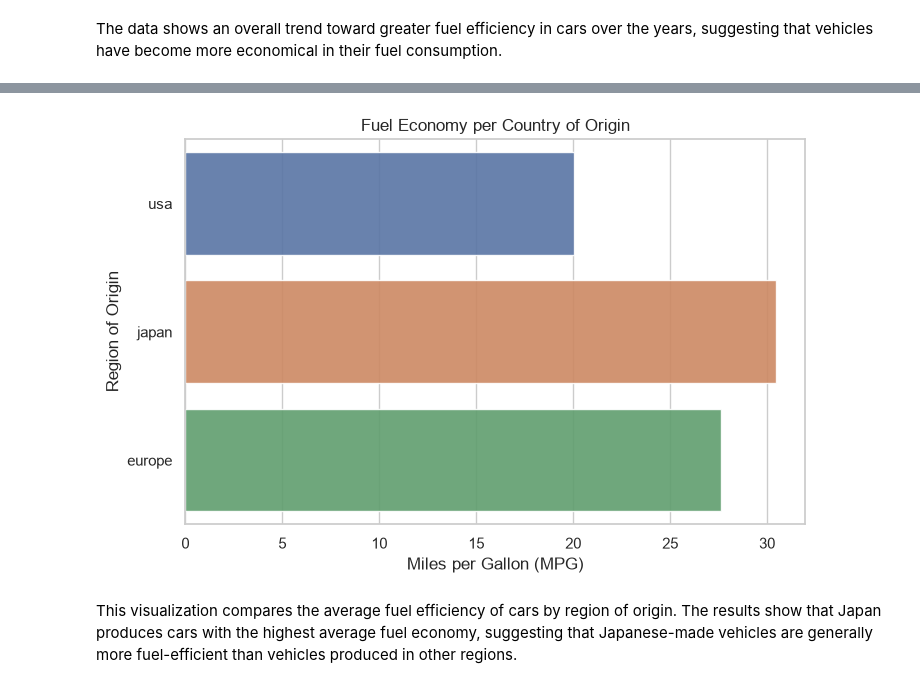
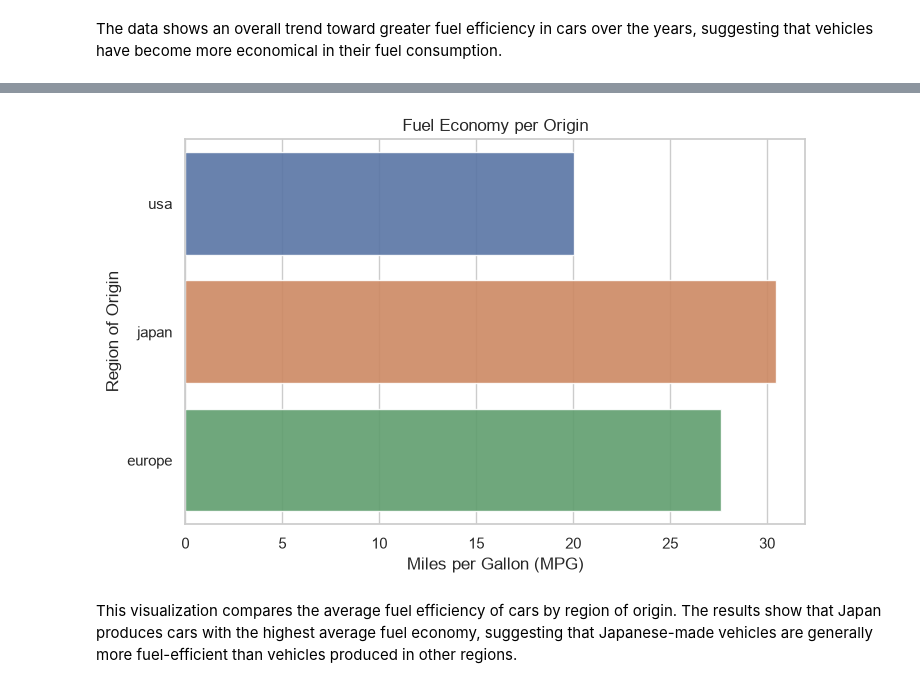
Before and after one commit to data4kira/mpg_project, a Jupyter notebook: MPG_Project.ipynb, the cells around one changed output, grey strips where cells are left out. Drawn from its saved outputs; the diff is of its cells as text; code cells hidden in the pictures.

```diff
--- a/MPG_Project.ipynb
+++ b/MPG_Project.ipynb
@@ -69,18 +65,18 @@ Create two other visuals or tables related to fuel economy.
 # %%
 plt.figure(figsize=(8, 5))
 sns.barplot(
 data=mpg_clean,
 x="mpg",
 y="origin",
 palette='deep',
 hue="origin",
 alpha=0.9,
 errorbar=None,legend=False)
-plt.title("Fuel Economy per Country of Origin")
+plt.title("Fuel Economy per Origin")
 plt.xlabel("Miles per Gallon (MPG)")
 plt.ylabel("Region of Origin")
 plt.show()
 # %% [output]
-[figure, old version]
+[figure, new version]
 # %% [markdown]
 This visualization compares the average fuel efficiency of cars by region of origin. The results show that Japan produces cars with the highest average fuel economy, suggesting that Japanese-made vehicles are generally more fuel-efficient than vehicles produced in other regions.
```
Also changed, not shown: parts of 9 cells of this notebook.
